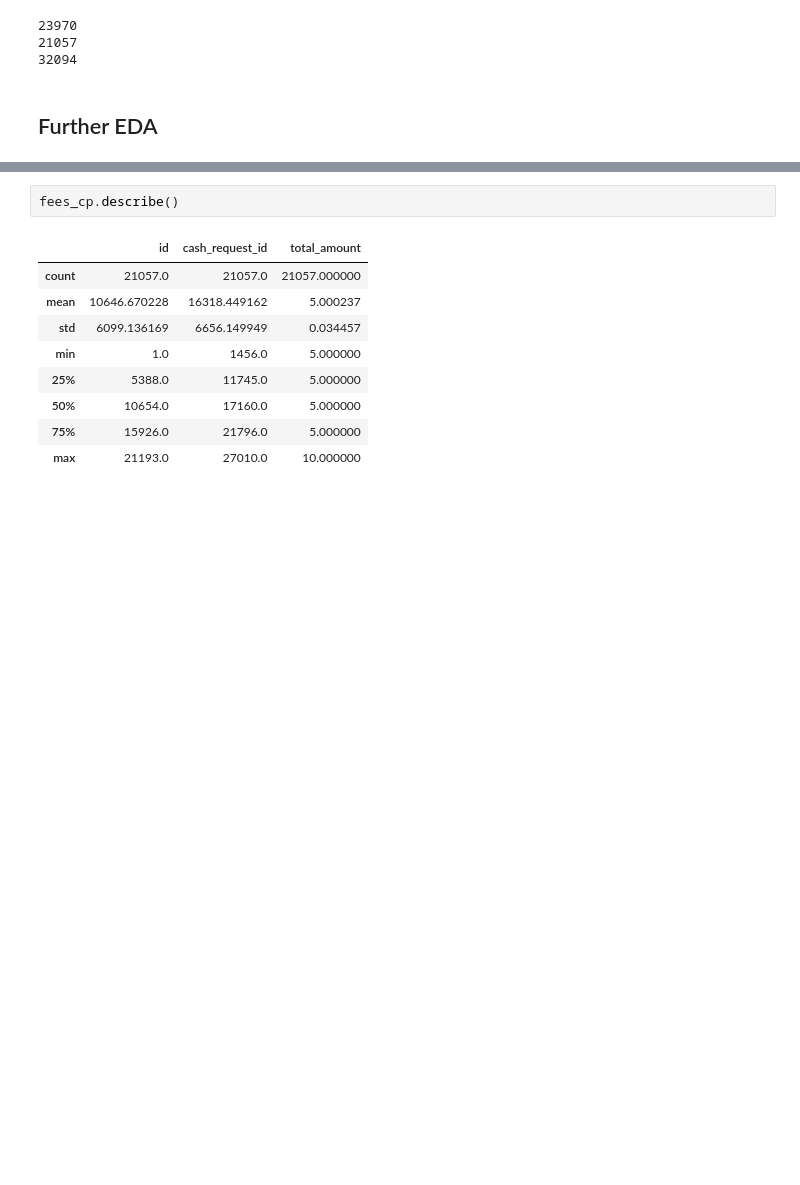
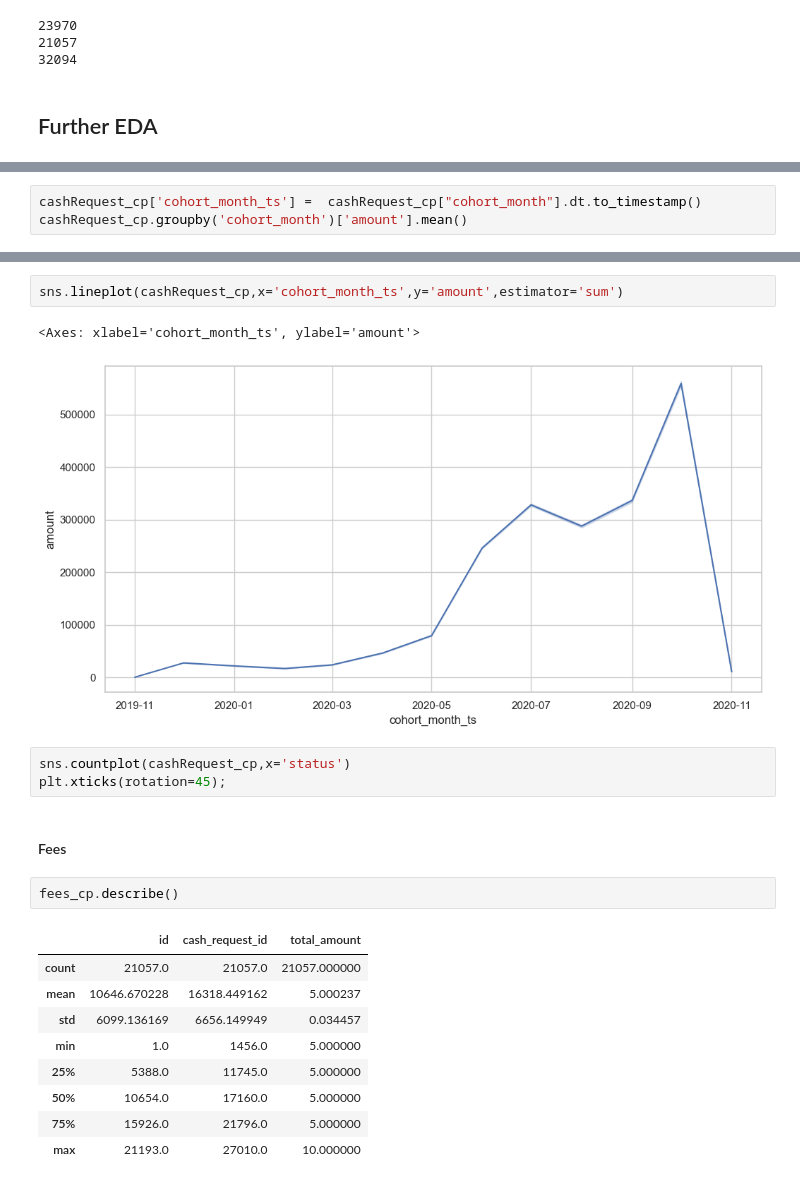
Before and after one commit to gfkpth/project-1-ironhack-payments-2-en, a Jupyter notebook: notebook/notebook.ipynb, the cells around one changed output, grey strips where cells are left out. Cells and saved outputs as stored; diff of their text form; blank space fills up the shorter version.

```diff
--- a/notebook/notebook.ipynb
+++ b/notebook/notebook.ipynb
@@ -630,0 +640,3 @@ Cash requests amounts ranged between 1€ and 200€ with the median at 100€ a
+# %%
+cashRequest_cp['cohort_month_ts'] =  cashRequest_cp["cohort_month"].dt.to_timestamp()
+cashRequest_cp.groupby('cohort_month')['amount'].mean()
@@ -631,3 +659,13 @@ Cash requests amounts ranged between 1€ and 200€ with the median at 100€ a
+# %%
+sns.lineplot(cashRequest_cp,x='cohort_month_ts',y='amount',estimator='sum')
+# %% [output]
+<Axes: xlabel='cohort_month_ts', ylabel='amount'>
+[figure, added]
+# %%
+sns.countplot(cashRequest_cp,x='status')
+plt.xticks(rotation=45);
+# %% [markdown]
+#### Fees
 # %%
 fees_cp.describe()
 # %% [output]
```
Also changed, not shown: parts of 20 cells of this notebook.
